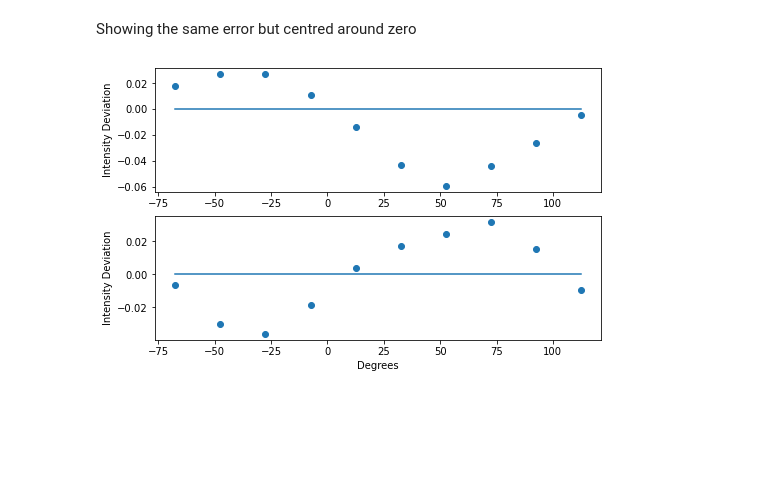
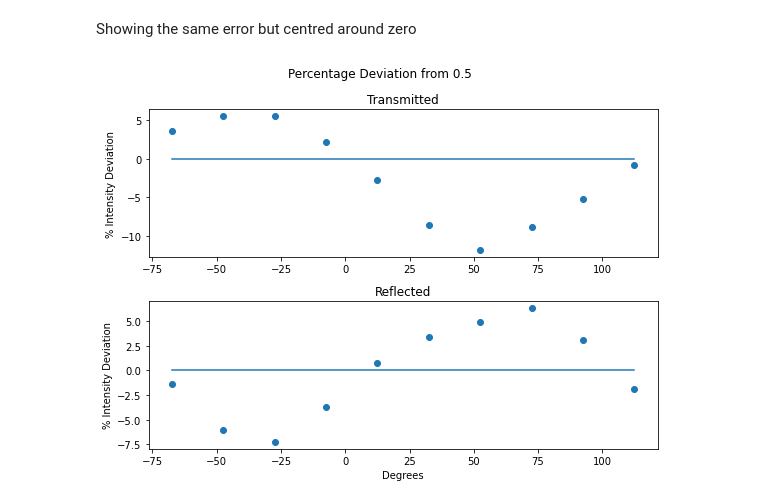
Before and after one commit to HYI-C/OP37, a Jupyter notebook: OP37.ipynb, the cells around one changed output. Drawn from its saved outputs; the diff is of its cells as text; code cells hidden in the pictures; blank space fills up the shorter version.

Commit message:
added titles and shit

```diff
--- a/OP37.ipynb
+++ b/OP37.ipynb
@@ -118,19 +118,24 @@ Showing the same error but centred around zero
 # %%
 df3 = pd.read_csv("OP37_circ.csv")
 
 CIRC_H = np.zeros(len(x_circ))*0.5
 CIRC_V = np.zeros(len(x_circ))*0.5
-fig, (ax1, ax2) = plt.subplots(2, figsize=(8,5))
-ax1.scatter(df3["theta"], df3["pr_t"] - 0.5)
+fig, (ax1, ax2) = plt.subplots(2, figsize=(8,6))
+ax1.scatter(df3["theta"], (df3["pr_t"] - 0.5)/0.005)
 ax1.plot(x_circ, CIRC_H)
-ax1.set_ylabel("Intensity Deviation")
+ax1.set_ylabel("% Intensity Deviation")
+ax1.set_title("Transmitted")
 
 
-ax2.scatter(df3["theta"], df3["pr_r"] - 0.5)
+ax2.scatter(df3["theta"], (df3["pr_r"] - 0.5)/0.005)
 ax2.plot(x_circ, CIRC_V)
-ax2.set_ylabel("Intensity Deviation")
+ax2.set_ylabel("% Intensity Deviation")
 ax2.set_xlabel("Degrees")
+ax2.set_title("Reflected")
+
+plt.suptitle("Percentage Deviation from 0.5")
+plt.tight_layout()
 
 plt.show()
 # %% [output]
-[figure, old version]
+[figure, new version]
```
